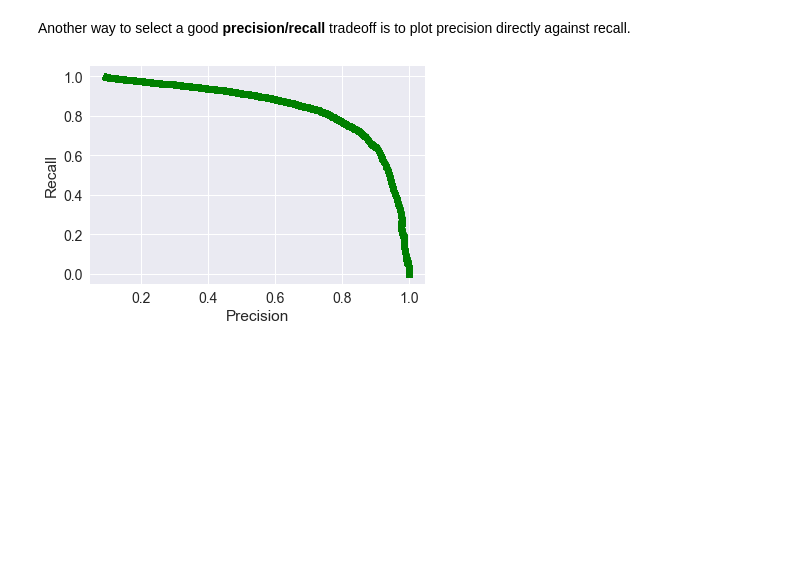
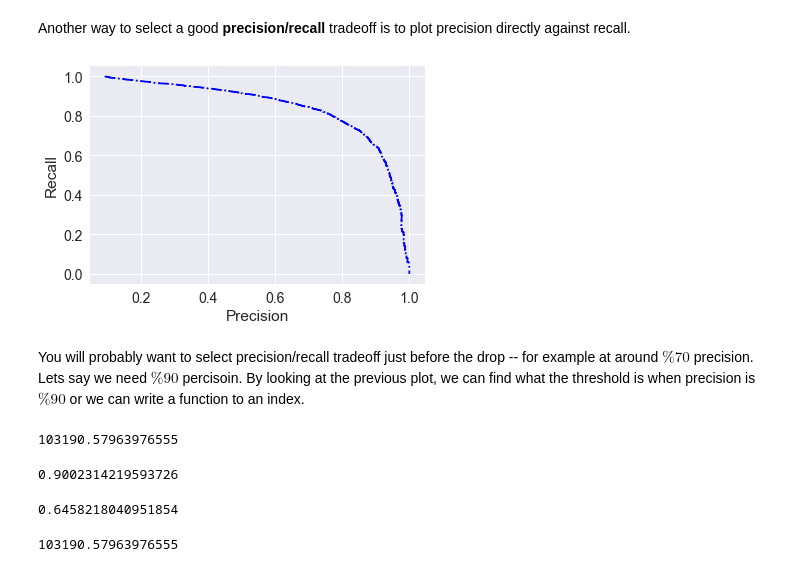
Before and after one commit to beginner1010/MachineLearning, a Jupyter notebook: Classification.ipynb, the cells around one changed output. Saved outputs shown, nothing was run; the diff lists cells and outputs as text; code cells hidden in the pictures; blank space fills up the shorter version.

```diff
--- a/Classification.ipynb
+++ b/Classification.ipynb
@@ -143,11 +143,34 @@ plt.show()
 Another way to select a good __precision/recall__ tradeoff is to plot precision directly against recall.
 # %%
 def plot_precision_vs_recall (precisions, recalls):
-    plt.plot(precisions, recalls, 'g^')
+    plt.plot(precisions, recalls, 'b-.')
     plt.xlabel('Precision')
     plt.ylabel('Recall')
 
 plot_precision_vs_recall(precisions=precisions, recalls=recalls)
 plt.show()
 # %% [output]
-[figure, old version]
+[figure, new version]
+# %% [markdown]
+You will probably want to select precision/recall tradeoff just before the drop -- for example at around $\%70$ precision. Lets say we need $\%90$ percisoin. By looking at the previous plot, we can find what the threshold is when precision is $\%90$ or we can write a function to an index.
+# %%
+def find_threshold_for_value(metrics, query, thresholds):
+    idx = min(range(len(metrics)), key=lambda i: abs(metrics[i] - query))
+    return thresholds[idx]
+new_threshold = find_threshold_for_value(metrics=precisions, query=0.90, thresholds=thresholds)
+new_threshold
+# %% [output]
+103190.57963976555
+# %%
+y_train_pred_90 = (y_scores > new_threshold)
+precision_score(y_train_5, y_train_pred_90)
+# %% [output]
+0.9002314219593726
+# %%
+recall_score(y_train_5, y_train_pred_90)
+# %% [output]
+0.6458218040951854
+# %%
+find_threshold_for_value(metrics=recalls, query=0.6458218040951854, thresholds=thresholds) # this is just for validation
+# %% [output]
+103190.57963976555
```
